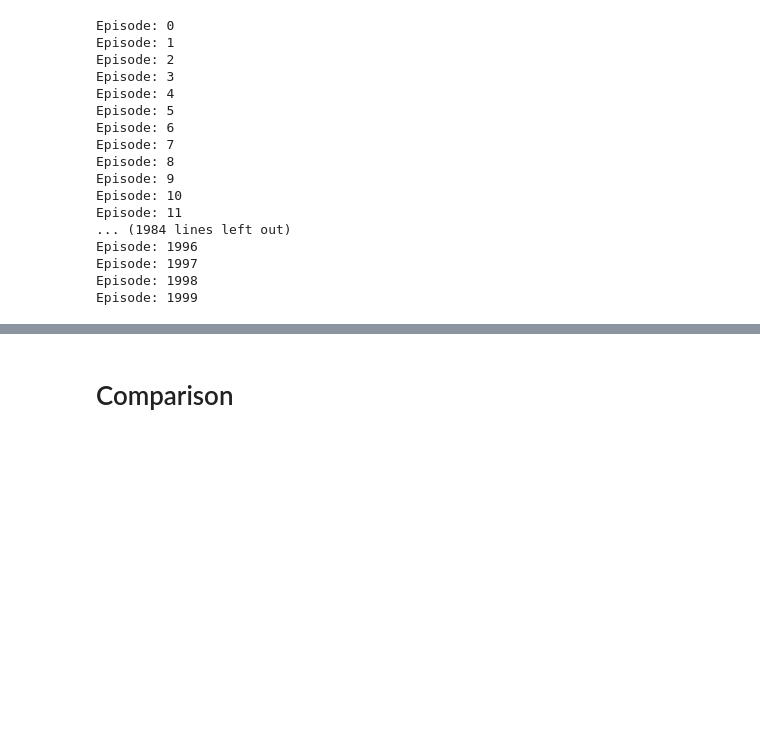
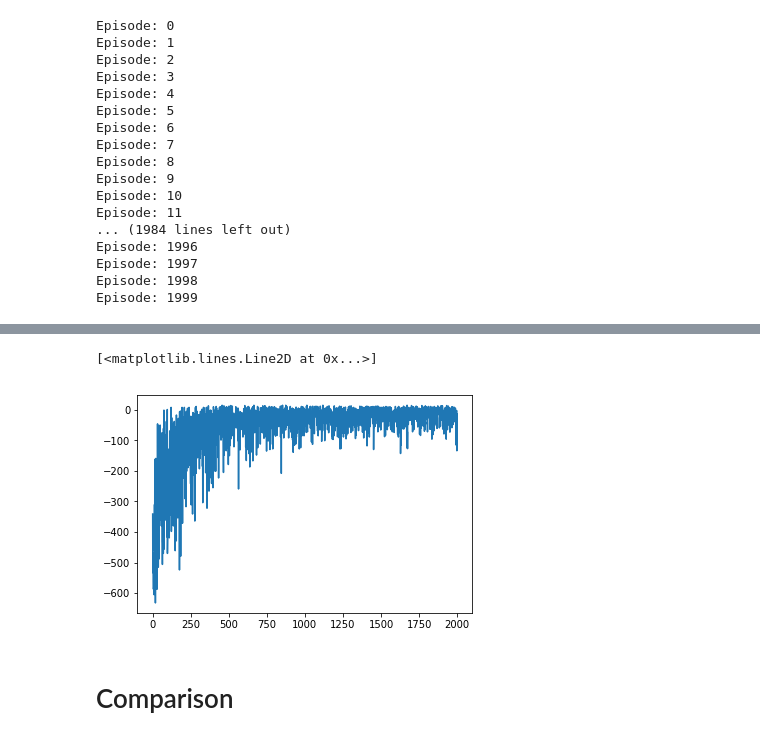
Before and after one commit to vaibkumr/RL_from_scratch, a Jupyter notebook: model_independent/Qlearning-Sarsa-Comparison.ipynb, the cells around one changed output, grey strips where cells are left out. Cells and saved outputs as stored; diff of their text form; code cells hidden in the pictures; blank space fills up the shorter version.

```diff
--- a/model_independent/Qlearning-Sarsa-Comparison.ipynb
+++ b/model_independent/Qlearning-Sarsa-Comparison.ipynb
@@ -80,3 +116,8 @@ plt.plot(sarsa_timestep_reward)
+# %%
+plt.plot(e_sarsa_timestep_reward)
+# %% [output]
+[<matplotlib.lines.Line2D at 0x...>]
+[figure, added]
 # %% [markdown]
 # Comparison
 # %%
```
Also changed, not shown: parts of 9 cells of this notebook.
